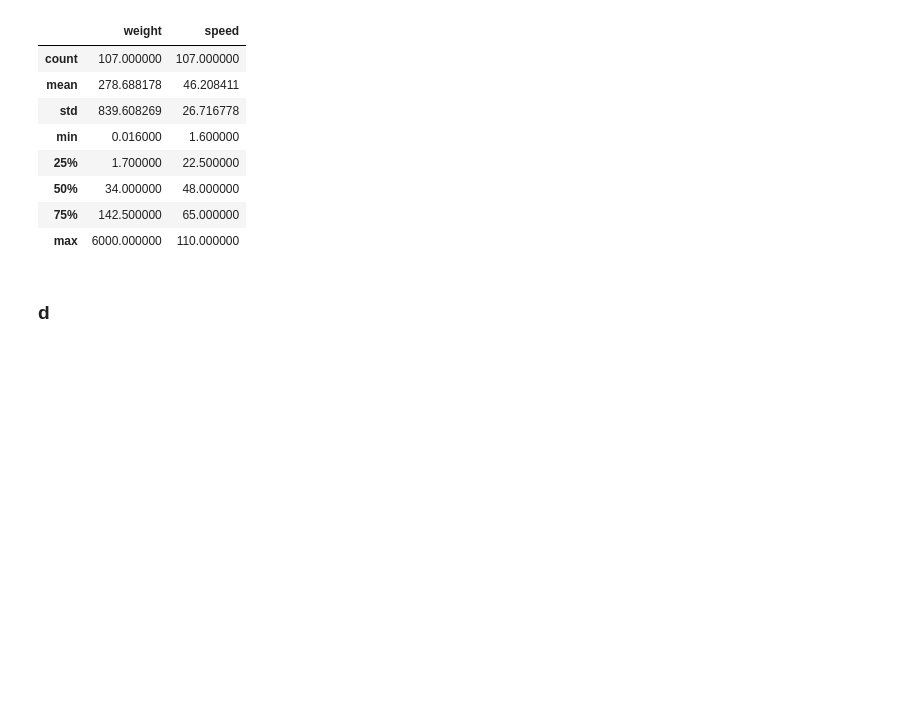
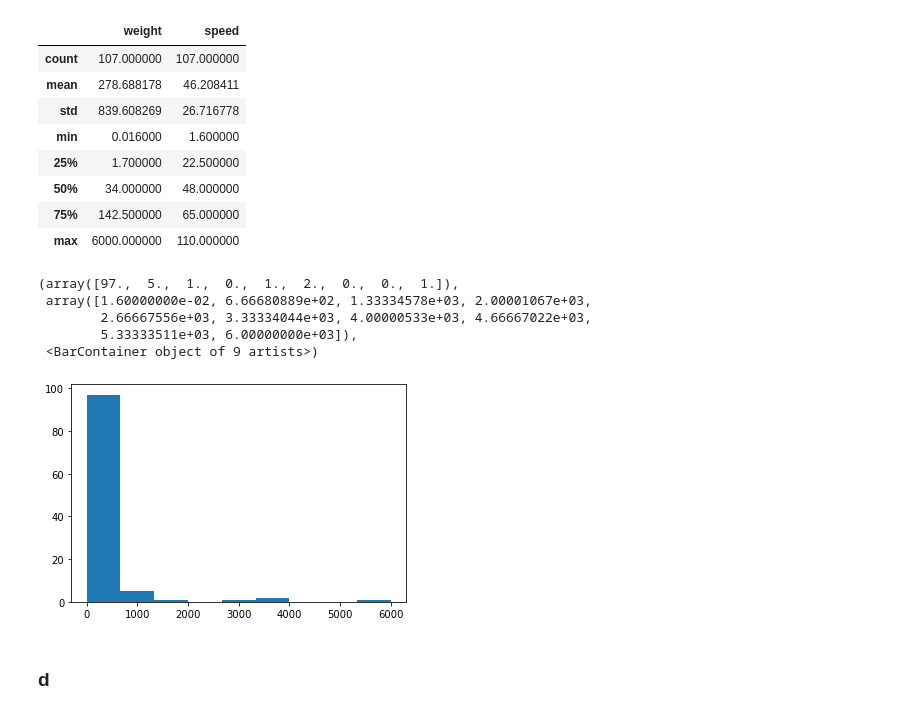
Before and after one commit to hinzle/numpy-pandas-visualization-exercises, a Jupyter notebook: dataframes.ipynb, the cells around one changed output. Saved outputs shown, nothing was run; the diff lists cells and outputs as text; code cells hidden in the pictures; blank space fills up the shorter version.

```diff
--- a/dataframes.ipynb
+++ b/dataframes.ipynb
@@ -938,6 +972,15 @@ mammals.describe()
 | 50% | 34.000000 | 48.000000 |
 | 75% | 142.500000 | 65.000000 |
 | max | 6000.000000 | 110.000000 |
+# %%
+plt.hist(mammals.weight, bins=9)
+# %% [output]
+(array([97.,  5.,  1.,  0.,  1.,  2.,  0.,  0.,  1.]),
+ array([1.60000000e-02, 6.66680889e+02, 1.33334578e+03, 2.00001067e+03,
+        2.66667556e+03, 3.33334044e+03, 4.00000533e+03, 4.66667022e+03,
+        5.33333511e+03, 6.00000000e+03]),
+ <BarContainer object of 9 artists>)
+[figure, added]
 # %% [markdown]
 ### d
 # %%
```
Also changed, not shown: parts of 2 cells of this notebook, 2 other files.
